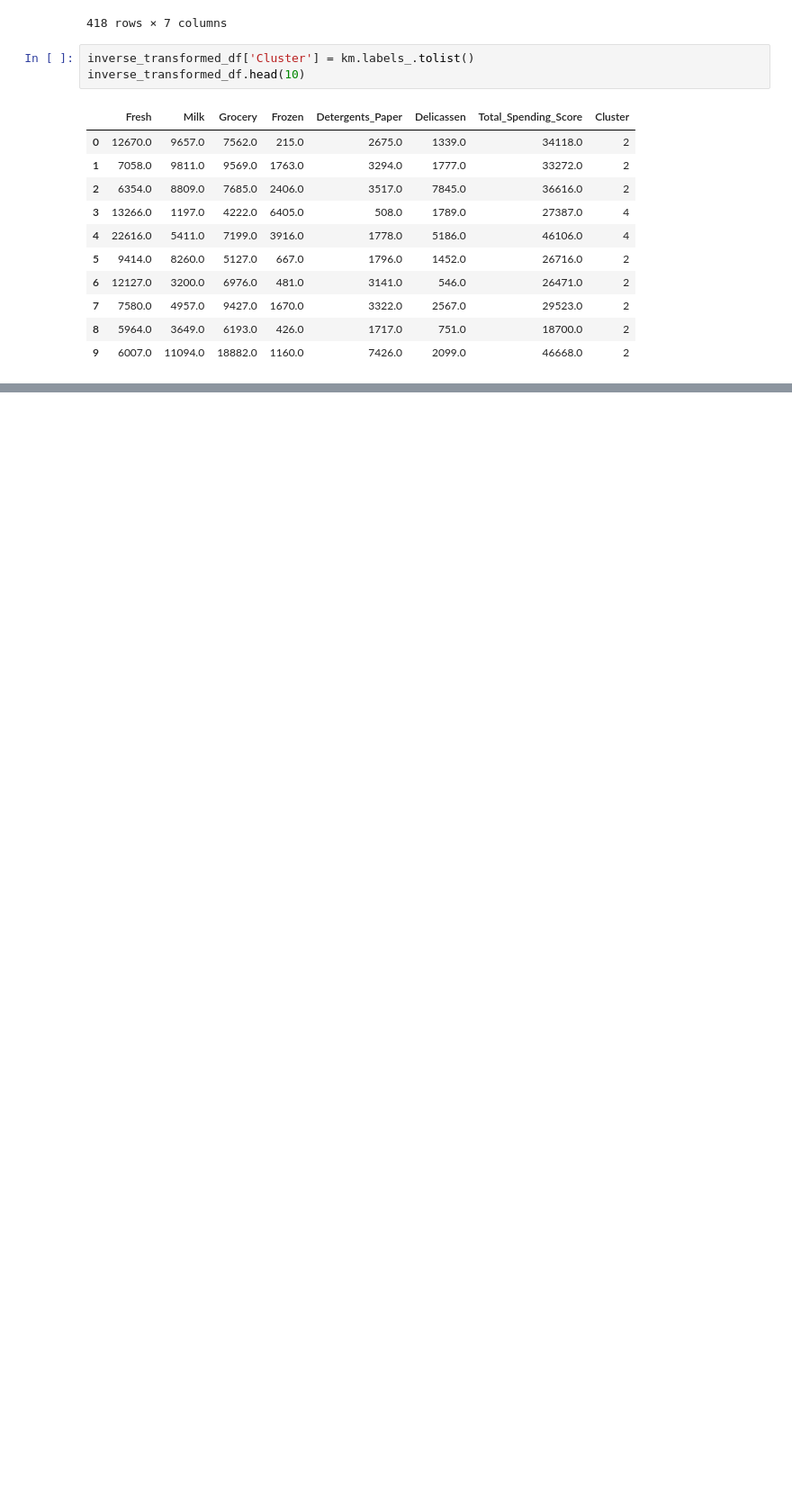
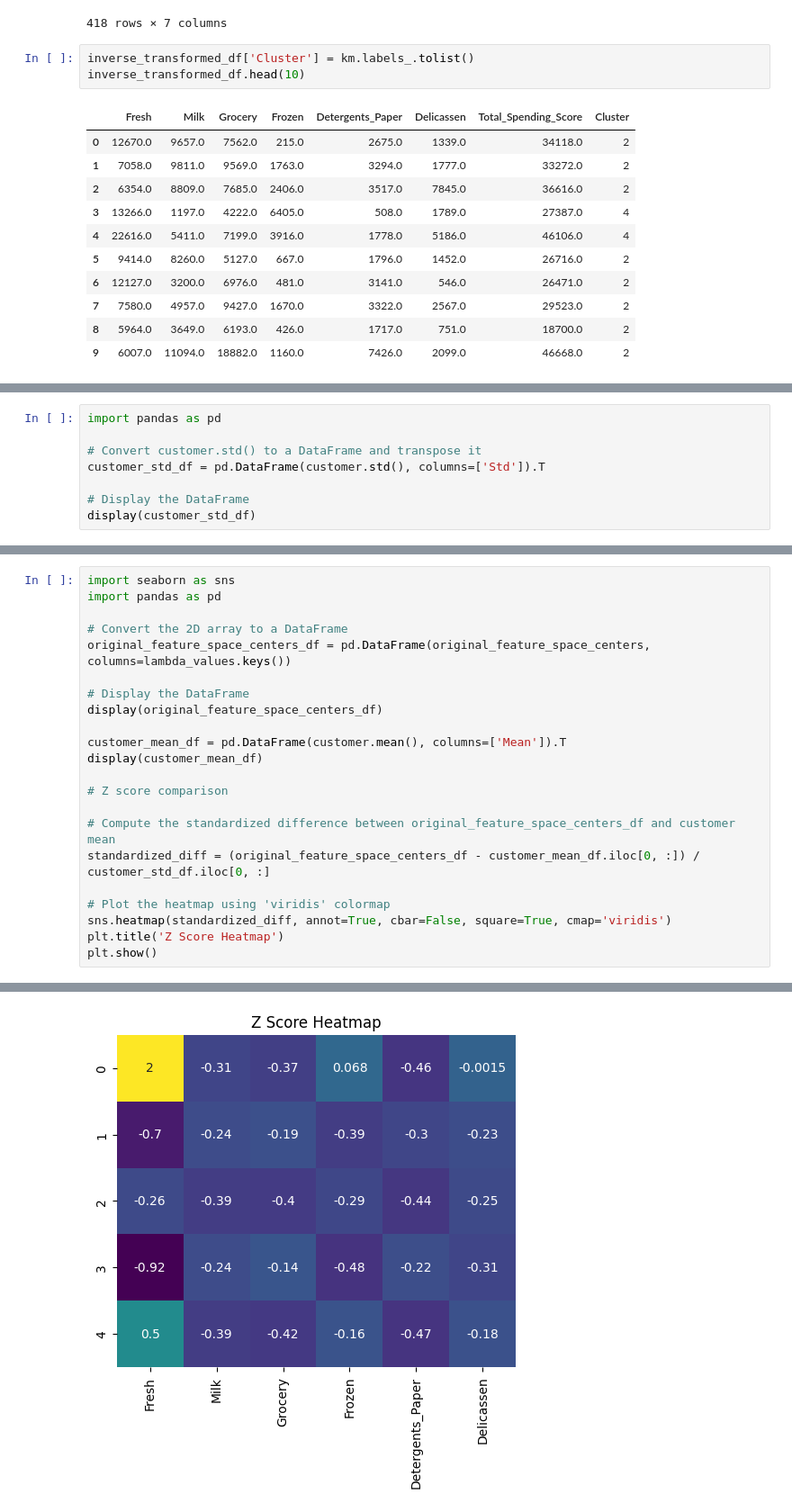
Before and after one commit to Venura-94/Mall-Customer-Segmentation, a Jupyter notebook: research/EDA.ipynb, the cells around one changed output, grey strips where cells are left out. Shown at 90% size. Saved outputs shown, nothing was run; the diff lists cells and outputs as text; blank space fills up the shorter version.

```diff
--- a/research/EDA.ipynb
+++ b/research/EDA.ipynb
@@ -820,0 +860,8 @@ inverse_transformed_df.head(10)
+# %%
+import pandas as pd
+
+# Convert customer.std() to a DataFrame and transpose it
+customer_std_df = pd.DataFrame(customer.std(), columns=['Std']).T
+
+# Display the DataFrame
+display(customer_std_df)
@@ -820,0 +871,23 @@ inverse_transformed_df.head(10)
+# %%
+import seaborn as sns
+import pandas as pd
+
+# Convert the 2D array to a DataFrame
+original_feature_space_centers_df = pd.DataFrame(original_feature_space_centers, columns=lambda_values.keys())
+
+# Display the DataFrame
+display(original_feature_space_centers_df)
+
+customer_mean_df = pd.DataFrame(customer.mean(), columns=['Mean']).T
+display(customer_mean_df)
+
+# Z score comparison
+
+# Compute the standardized difference between original_feature_space_centers_df and customer mean
+standardized_diff = (original_feature_space_centers_df - customer_mean_df.iloc[0, :]) / customer_std_df.iloc[0, :]
+
+# Plot the heatmap using 'viridis' colormap
+sns.heatmap(standardized_diff, annot=True, cbar=False, square=True, cmap='viridis')
+plt.title('Z Score Heatmap')
+plt.show()
+# %% [output]
@@ -820,0 +902 @@ inverse_transformed_df.head(10)
+[figure, added]
```
Also changed, not shown: parts of 21 cells of this notebook, 2 other files.
